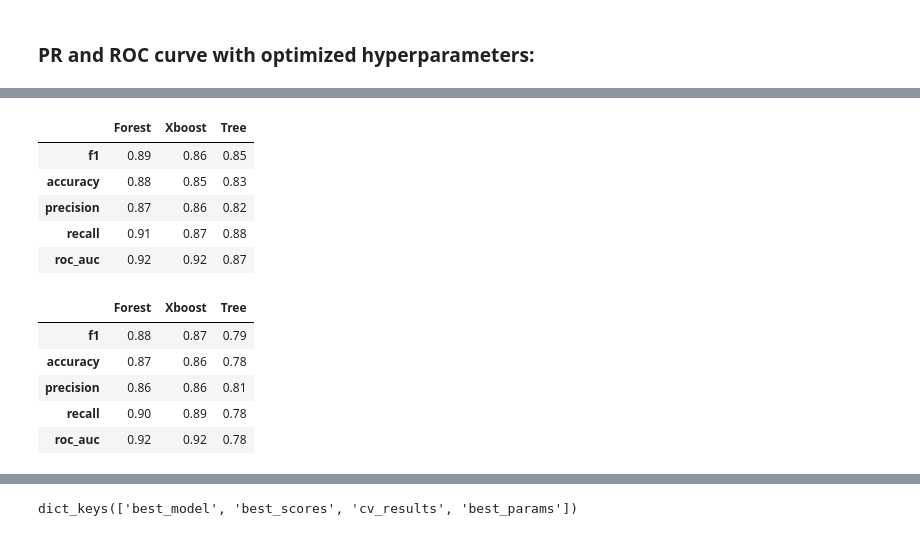
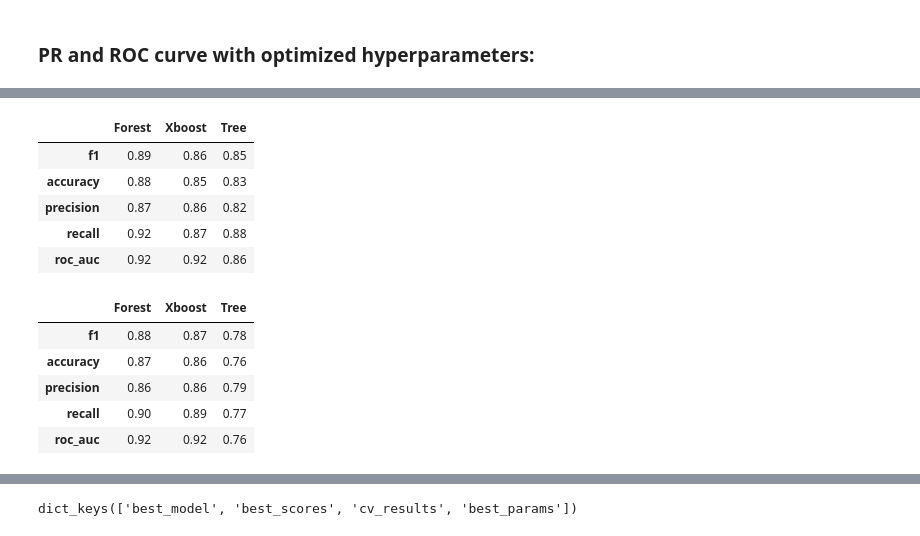
Before and after one commit to Luka-998/ml-concepts-visualized, a Jupyter notebook: DecisionTrees/03_HeartDataCompletePipeline.ipynb, the cells around one changed output, grey strips where cells are left out. Drawn from its saved outputs; the diff is of its cells as text; code cells hidden in the pictures.

```diff
--- a/DecisionTrees/03_HeartDataCompletePipeline.ipynb
+++ b/DecisionTrees/03_HeartDataCompletePipeline.ipynb
@@ -260,7 +550,7 @@ preprocessing = ColumnTransformer(transformers=[
     ('imputer',SimpleImputer(strategy='mean'),['Cholesterol']),
     ('labelEncoder',OrdinalEncoder(),['Sex','ExerciseAngina']),
     ('OrdinalEncoder',OrdinalEncoder(categories=[slope_size]),['ST_Slope']),
-    ('Ohe',OneHotEncoder(),['ChestPainType','RestingECG','ExerciseAngina'])],
+    ('Ohe',OneHotEncoder(),['ChestPainType','RestingECG'])],
     remainder='passthrough')
 # %% [markdown]
 ## Preprocessing test on SingleTree
@@ -325,7 +642,7 @@ for name,model in models.items():
 # %%
 score_list = ['f1','accuracy','precision','recall','roc_auc']
 
-def get_scores(X,y,pipe,scores,grid=False):
+def get_scores(X,y,pipe,scores):
     score_storage = {}
 
 
@@ -337,7 +654,7 @@ def get_scores(X,y,pipe,scores,grid=False):
             score_storage[name][score] = result.mean().round(2)
     return score_storage
 # %%
-score_storage_baseline = get_scores(X_train,y_train,complete_pipeline,score_list)
+baseline_score = get_scores(X_train,y_train,complete_pipeline,score_list)
 # %%
-pd_scores_baseline = pd.DataFrame(score_storage_baseline)
-pd_scores_baseline.T.sort_values(by='f1',ascending=False)
+baseline_score_pd = pd.DataFrame(baseline_score)
+baseline_score_pd.T.sort_values(by='f1',ascending=False)
@@ -571,15 +912,15 @@ collect_df_optimized.sort_values(by='f1', ascending=False,axis=1).round(2)
 | f1 | 0.89 | 0.86 | 0.85 |
 | accuracy | 0.88 | 0.85 | 0.83 |
 | precision | 0.87 | 0.86 | 0.82 |
-| recall | 0.91 | 0.87 | 0.88 |
-| roc_auc | 0.92 | 0.92 | 0.87 |
+| recall | 0.92 | 0.87 | 0.88 |
+| roc_auc | 0.92 | 0.92 | 0.86 |
 # %%
-pd_scores_baseline.sort_values(by='f1',ascending=False,axis=1)
+baseline_score_pd.sort_values(by='f1',ascending=False,axis=1)
 # %% [output]
 |  | Forest | Xboost | Tree |
-| f1 | 0.88 | 0.87 | 0.79 |
-| accuracy | 0.87 | 0.86 | 0.78 |
-| precision | 0.86 | 0.86 | 0.81 |
-| recall | 0.90 | 0.89 | 0.78 |
-| roc_auc | 0.92 | 0.92 | 0.78 |
+| f1 | 0.88 | 0.87 | 0.78 |
+| accuracy | 0.87 | 0.86 | 0.76 |
+| precision | 0.86 | 0.86 | 0.79 |
+| recall | 0.90 | 0.89 | 0.77 |
+| roc_auc | 0.92 | 0.92 | 0.76 |
 # %%
```
Also changed, not shown: parts of 81 cells of this notebook.
